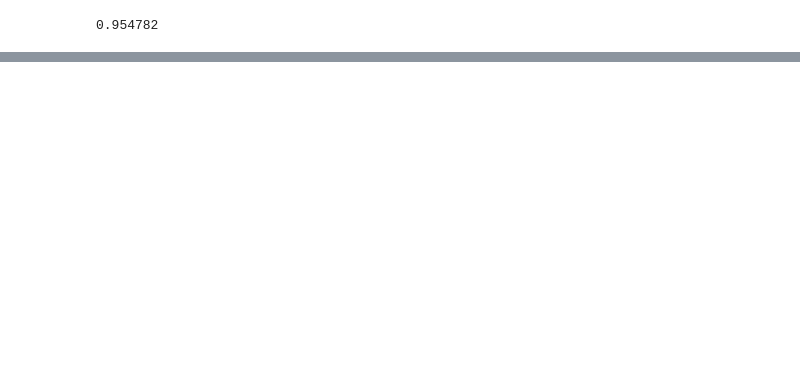
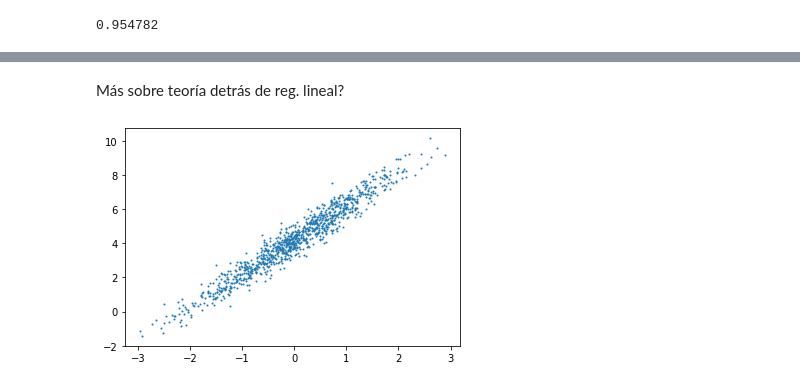
Before and after one commit to ramajoballester/mil_deeplearning, a Jupyter notebook: 1_introduccion.ipynb, the cells around one changed output, grey strips where cells are left out. Drawn from its saved outputs; the diff is of its cells as text; code cells hidden in the pictures; blank space fills up the shorter version.

```diff
--- a/1_introduccion.ipynb
+++ b/1_introduccion.ipynb
@@ -56,0 +48,2 @@ worksheet.sheet1.update_cell(row, col, value);
+# %% [markdown]
+Más sobre teoría detrás de reg. lineal?
@@ -56,0 +56,16 @@ worksheet.sheet1.update_cell(row, col, value);
+# %%
+def synthetic_data(w, b, noise, num_examples):
+    """Generar y = Xw + b + noise."""
+    X = torch.normal(0, 1, (num_examples, len(w)))
+    y = torch.matmul(X, w) + b
+    y += torch.normal(0, noise, y.shape)
+    return X, y.reshape((-1, 1))
+
+true_w = torch.tensor([2.0])
+true_b = 4.2
+noise = 0.5
+features, labels = synthetic_data(true_w, true_b, noise, 1000)
+# %%
+plt.scatter(features[:, 0], labels, 1);
+# %% [output]
+[figure, added]
```
Also changed, not shown: parts of 43 cells of this notebook.
